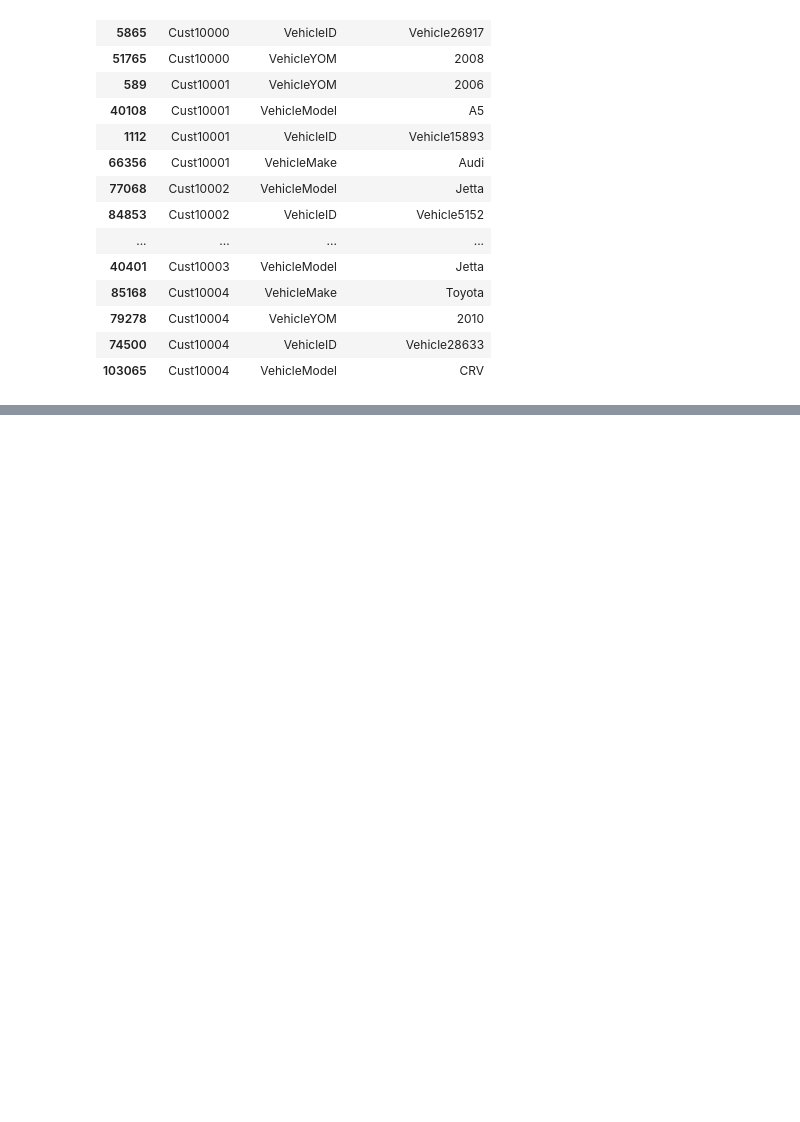
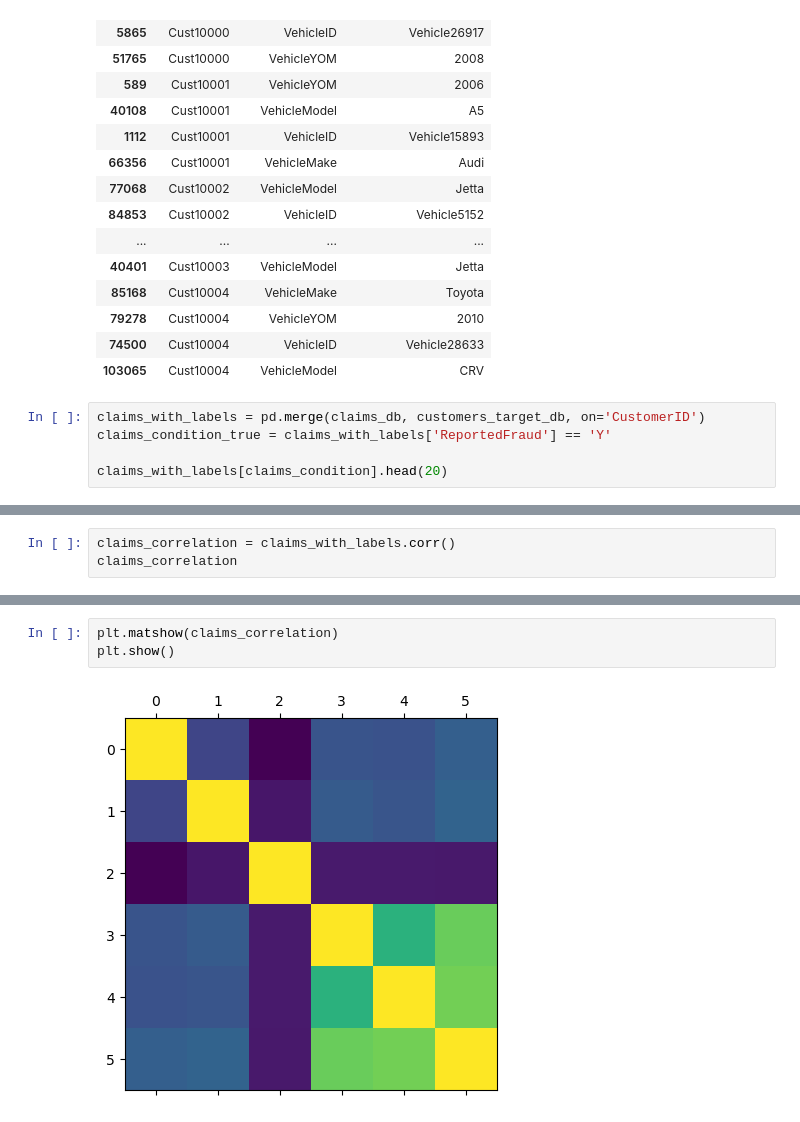
Before and after one commit to Kcorb0/Fraud-Detection, a Jupyter notebook: FraudDetection.ipynb, the cells around one changed output, grey strips where cells are left out. Cells and saved outputs as stored; diff of their text form; blank space fills up the shorter version.

Commit message:
Researched correlation between the numericla features

```diff
--- a/FraudDetection.ipynb
+++ b/FraudDetection.ipynb
@@ -102,3 +103,8 @@ vehicle_db.head()
 | 79278 | Cust10004 | VehicleYOM | 2010 |
 | 74500 | Cust10004 | VehicleID | Vehicle28633 |
 | 103065 | Cust10004 | VehicleModel | CRV |
+# %%
+claims_with_labels = pd.merge(claims_db, customers_target_db, on='CustomerID')
+claims_condition_true = claims_with_labels['ReportedFraud'] == 'Y'
+
+claims_with_labels[claims_condition].head(20)
@@ -104,0 +133,3 @@ vehicle_db.head()
+# %%
+claims_correlation = claims_with_labels.corr()
+claims_correlation
@@ -104,0 +144,5 @@ vehicle_db.head()
+# %%
+plt.matshow(claims_correlation)
+plt.show()
+# %% [output]
+[figure, added]
```
Also changed, not shown: parts of 5 cells of this notebook.
